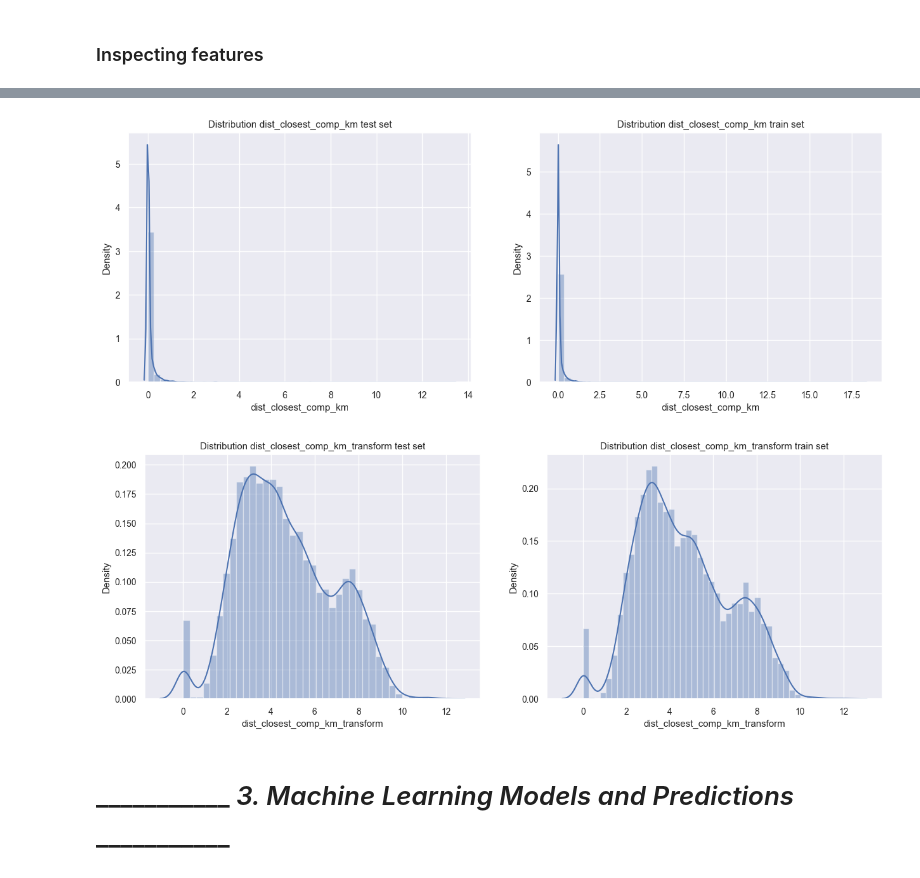
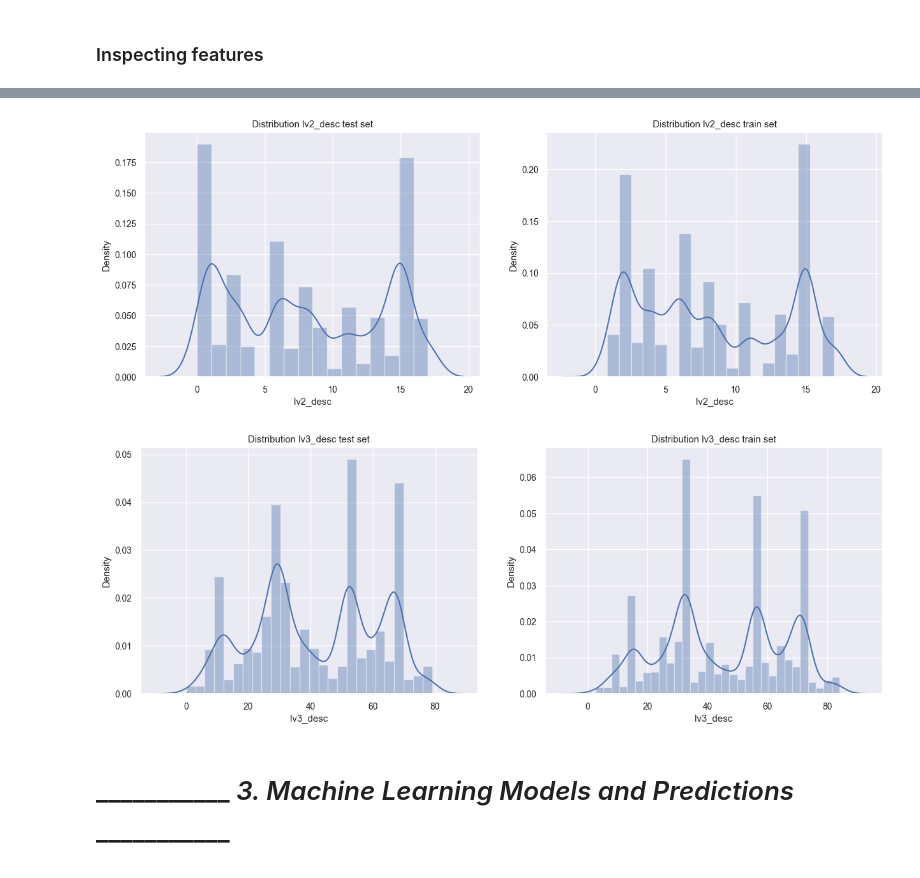
Before and after one commit to Bergis1610/MachineLearning-TDT4173-Project, a Jupyter notebook: LouisLangNB.ipynb, the cells around one changed output, grey strips where cells are left out. Cells and saved outputs as stored; diff of their text form; code cells hidden in the pictures.

Commit message:
add lv2 and 3 desc to features

```diff
--- a/LouisLangNB.ipynb
+++ b/LouisLangNB.ipynb
@@ -288,6 +288,7 @@ gk_incomes = pd.read_csv('data/grunnkrets_income_households.csv')
 gk_households = pd.read_csv('data/grunnkrets_households_num_persons.csv')
 gk_ages = pd.read_csv('data/grunnkrets_age_distribution.csv')
 buss_stopps = pd.read_csv('data/busstops_norway.csv')
+hierarchy = pd.read_csv('data/plaace_hierarchy.csv')
 
 grunnkrets.drop_duplicates(subset=['grunnkrets_id'], inplace=True)
 gk_incomes.drop_duplicates(subset=['grunnkrets_id'], inplace=True)
@@ -423,6 +424,12 @@ gk_households.head()
 | 2 | 18040514 | 2015 | 10 | 0 | 0 | ... |
 | 3 | 18040804 | 2015 | 0 | 0 | 0 | ... |
 | 4 | 18200101 | 2015 | 0 | 6 | 0 | ... |
+# %%
+def add_hierarchy(stores):
+    chosen_hiercs = hierarchy[['plaace_hierarchy_id','lv2_desc','lv3_desc']]
+    stores_with_hierarchy = pd.merge(stores,chosen_hiercs, how='inner', on='plaace_hierarchy_id')
+    stores['lv2_desc'] = stores_with_hierarchy['lv2_desc']
+    stores['lv3_desc'] = stores_with_hierarchy['lv3_desc']
 # %% [markdown]
 Buss stops
 # %%
@@ -603,6 +634,7 @@ def add_selected_columns(df, include_bad_columns=False):
     df = self_aggregate_columns(df)
     #add_busstops(df)
     add_buss_feats(df)
+    add_hierarchy(df)
     gk = grunnkrets[['grunnkrets_id','municipality_name', 'district_name']]
     gk_i = gk_incomes[['grunnkrets_id','income_gk','income_classification','income_district','mean_rev_district','mean_rev_district_log','income_district_log']]
     gk_h = gk_households[['grunnkrets_id','nb_households_gk','nb_households_municipality','nb_households_gk_log','nb_households_municipality_log']]
@@ -618,12 +650,11 @@ def add_selected_columns(df, include_bad_columns=False):
     concat['income_classification'].fillna('medium', inplace=True)
     concat['nb_similar_stores_municipality'].fillna(0, inplace=True)
     concat['income_gk'].fillna(450000, inplace=True)
-    #concat['mall_name'].fillna('0', inplace=True)
     concat['city'].fillna('none', inplace=True)
     concat['people_density_district'].fillna(concat['people_density_district'].dropna().mean(), inplace=True)#the mean value
     concat['people_density_district_log'].fillna(concat['people_density_district_log'].dropna().mean(), inplace=True)
     concat['district_name'].fillna('none', inplace=True)
-    #concat['mall_name'].fillna('none', inplace=True)
+    concat['mall_name'].fillna('none', inplace=True)
     concat['income_district'].fillna(466285.26671004744, inplace=True) #replace with mean value
     concat['mean_rev_district'].fillna(8.20564984134999, inplace=True) #replace with mean value
     #concat['tot_people_gk'].fillna(concat['tot_people_gk'].dropna().mean(), inplace=True)
@@ -639,7 +670,9 @@ def add_selected_columns(df, include_bad_columns=False):
         remove_columns(concat, [
                                 'store_id',
                                 #'sales_channel_name',
-                                #'grunnkrets_id',
+                                #'lv2_desc',
+                                #'lv3_desc',
+                                'grunnkrets_id',
                                 #'lat',
                                 #'lon',
                                 'lat_rad',
@@ -667,18 +700,15 @@ def add_selected_columns(df, include_bad_columns=False):
                                 'people_density_gk_log',
                                 'people_density_municipality',
                                 'people_density_municipality_log',
-                                #'closestBusStop',
-                                #'closestBusStop_log',
-                                #'busStopsWithinXkm',
-                                #'busStopsWithinYkm',
-                                #'busStopsWithinZKm',
-                                'dist_closest_bus',
+                                #'dist_closest_bus',
                                 #'dist_closest_bus_transformed',
                                 #'nb_stops_r1',
                                 #'nb_stops_r2',
                                 #'nb_stops_r3',
-                                'dist_closest_comp_km',
+                                #'dist_closest_comp_km',
                                 #'dist_closest_comp_km_transform',
+                                'dist_closest_chain_km',
+                                #'dist_closest_chain_km_transform',
                                 #'city',
                                 'people_density_district',
                                 #'people_density_district_log'
@@ -741,36 +789,40 @@ selected_cols = [
                  #'nb_stops_r1',
                  #'nb_stops_r2',
                  #'nb_stops_r3',
                  #'dist_closest_comp_km',
-                 'dist_closest_comp_km_transform']
+                #'dist_closest_comp_km_transform',
+                #'dist_closest_chain_km',
+                #'dist_closest_chain_km_transform',
+                'lv2_desc',
+                'lv3_desc']
 
 for col_name in selected_cols:#stores_test:
 
     if col_name =='income_classification':
 
         stores_test[col_name] = le.fit_transform(stores_test[col_name])
         stores_train[col_name] = le.fit_transform(stores_train[col_name])
 
     elif stores_test[col_name].dtypes != 'object':
         stores_test[col_name] = stores_test[col_name]
         stores_train[col_name] = stores_train[col_name]
 
     else:
         stores_test[col_name] = le.fit_transform(stores_test[col_name])
         stores_train[col_name] = le.fit_transform(stores_train[col_name])
 
 
     fig, (ax1, ax2) = plt.subplots(figsize=(15, 5), ncols=2, dpi=100)
     sns.distplot(stores_test[col_name], ax=ax1);
     ax1.set_title(f"Distribution {col_name} test set");
     sns.distplot(stores_train[col_name], ax=ax2);
     ax2.set_title(f"Distribution {col_name} train set");
     plt.show()
 
     #break # comment out to show all plots
 # %% [output]
-[figure, old version]
+[figure, new version]
-[figure, old version]
+[figure, new version]
 # %% [markdown]
 # ___________ _3. Machine Learning Models and Predictions_ ___________
 # %% [markdown]
```
Also changed, not shown: parts of 31 cells of this notebook.
